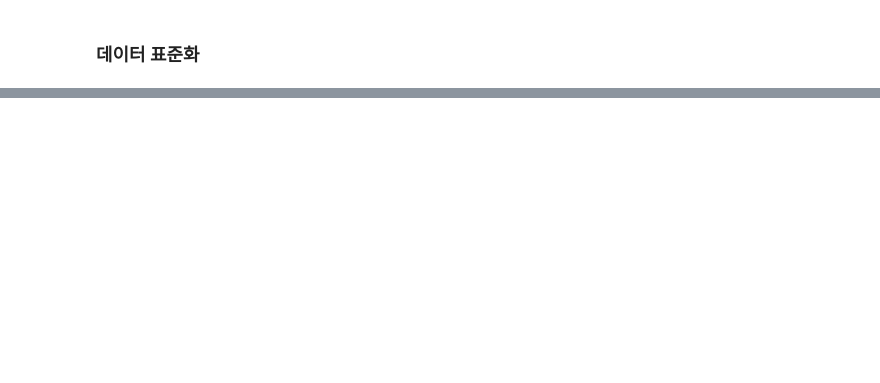
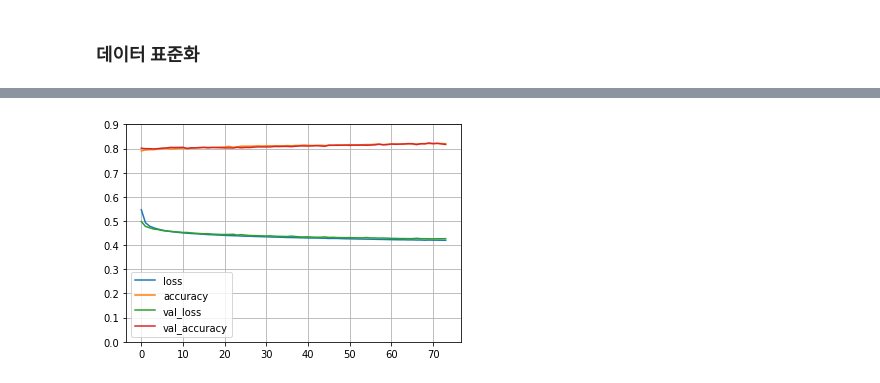
Before and after one commit to joungminhee/Project, a Jupyter notebook: churn_modeling.ipynb, the cells around one changed output, grey strips where cells are left out. Saved outputs shown, nothing was run; the diff lists cells and outputs as text; code cells hidden in the pictures; blank space fills up the shorter version.

```diff
--- a/churn_modeling.ipynb
+++ b/churn_modeling.ipynb
@@ -546,0 +546,3 @@ print(confusion_matrix(y_te, y_pred))
+# %%
+df = pd.DataFrame(history.history)
+df
@@ -546,0 +568,7 @@ print(confusion_matrix(y_te, y_pred))
+# %%
+df.plot()
+plt.grid()
+plt.yticks(np.arange(0, 1, 0.1))
+plt.show()
+# %% [output]
+[figure, added]
```
Also changed, not shown: parts of 43 cells of this notebook.
